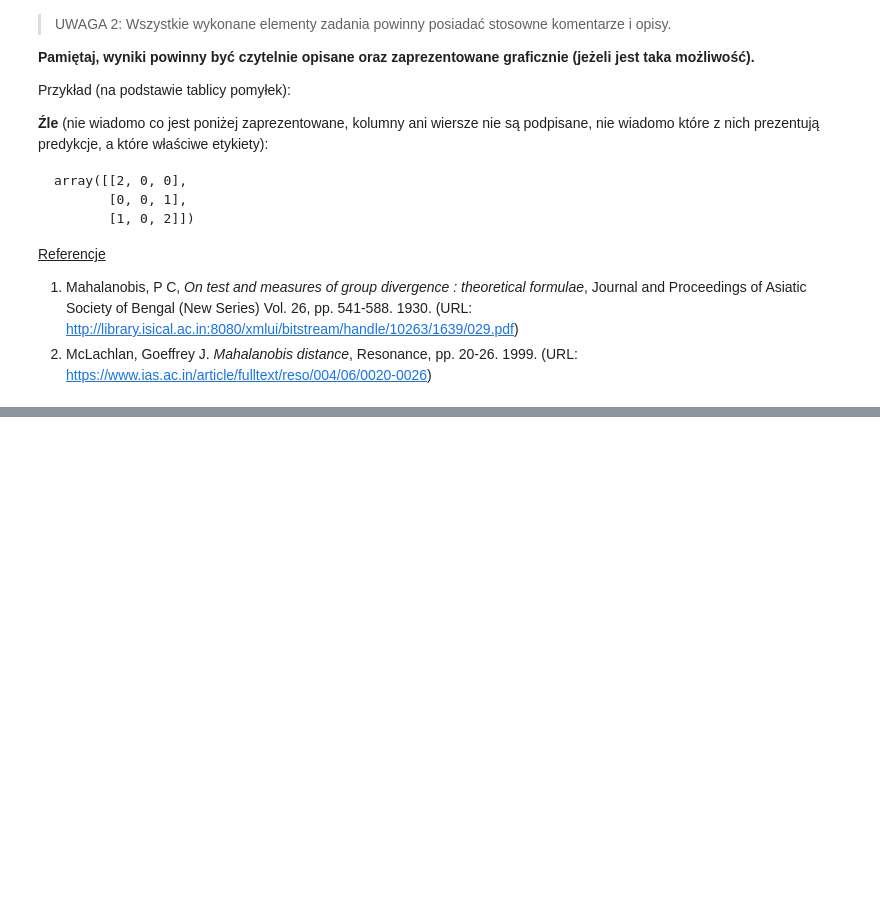
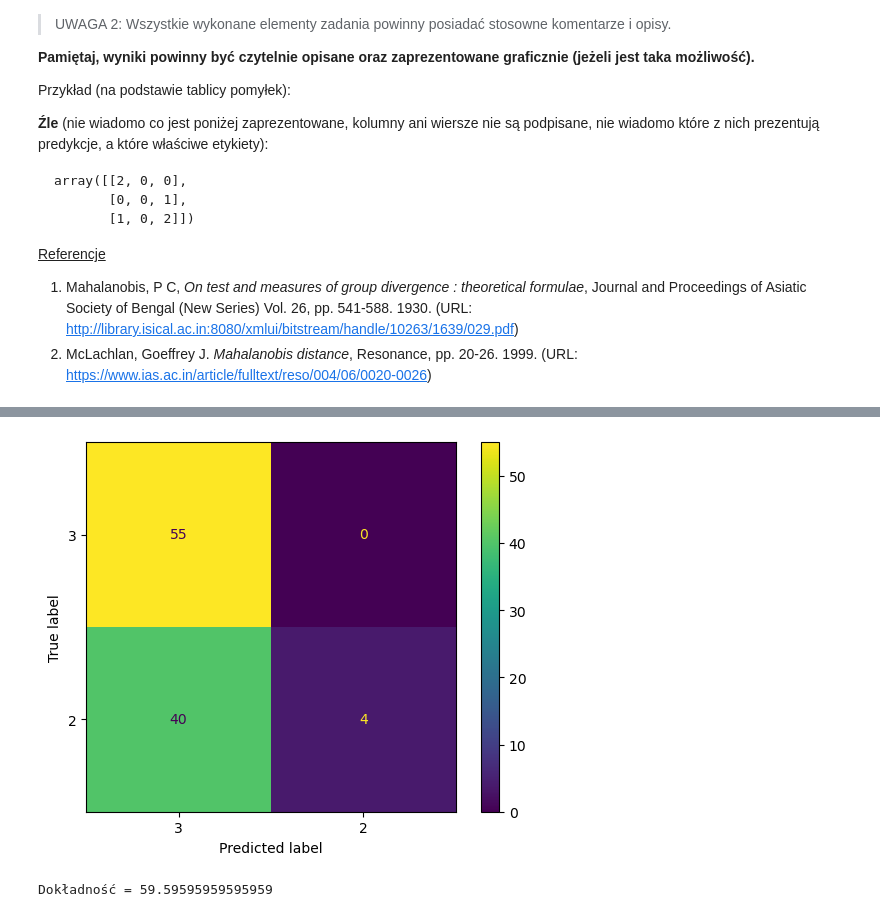
Before and after one commit to 249854KB/Statystyczne-metody-przetwarzania-danych, a Jupyter notebook: Lab4/Lab04.ipynb, the cells around one changed output, grey strips where cells are left out. Cells and saved outputs as stored; diff of their text form; code cells hidden in the pictures; blank space fills up the shorter version.

```diff
--- a/Lab4/Lab04.ipynb
+++ b/Lab4/Lab04.ipynb
@@ -252,0 +179,12 @@ disp = ConfusionMatrixDisplay.from_predictions(true_list, predict_list, colorbar
+# %%
+# Czym jest n, M i X
+# n to liczba przy pomocy której liczymy średnią
+
+# X to nasze test_new
+# M to srednia
+#print(srednia[0])
+#print(ilosc_danych[0])
+#print(test_new[:,features])
+kowariancje =[]
+for i in range(len(classes)):
+    kowariancje.append(kowariancja(ilosc_danych[i],test_new[classes[i],features], srednia[i]))
@@ -252,0 +197,30 @@ disp = ConfusionMatrixDisplay.from_predictions(true_list, predict_list, colorbar
+# %%
+# x - próbka
+# u - średnia dla j-cechy
+# c - kowariancja j-cechy
+def hdist(x, u, C):
+    x = np.array(x)[np.newaxis]
+    u = np.array(u)[np.newaxis]
+    C =np.linalg.inv(C)
+
+    hdvalue= np.dot((x-u),C)
+    hdvalue = np.dot(hdvalue,(x.T-u.T))
+    hdvalue = abs(hdvalue)
+    return hdvalue**(0.25)
+# %%
+punkt = [1,1,1]
+minimal = 1000000000000000000000000000000000000000000000000000000
+przyd_klasa = [] #Przydział klasowy
+
+for tester in test_new:
+    for i in range(len(features)):
+        punkt[i] = tester[features[i]]
+    minimal = 100000000000000000000000
+    for i in range(len(classes)):
+        if hdist(punkt,srednia[i],kowariancje[i]) < minimal:
+            minimal = hdist(punkt,srednia[i],kowariancje[i])
+            print(minimal)
+            klasa_do_dodania = classes[i]
+    przyd_klasa.append(klasa_do_dodania)
+
+print(przyd_klasa)
@@ -252,0 +245,5 @@ disp = ConfusionMatrixDisplay.from_predictions(true_list, predict_list, colorbar
+# %%
+ilustracja_dokladnosci(test_new[:,0], przyd_klasa[:])
+# %% [output]
+[figure, added]
+Dokładność = 59.59595959595959
```
Also changed, not shown: parts of 20 cells of this notebook, 1 other file.
